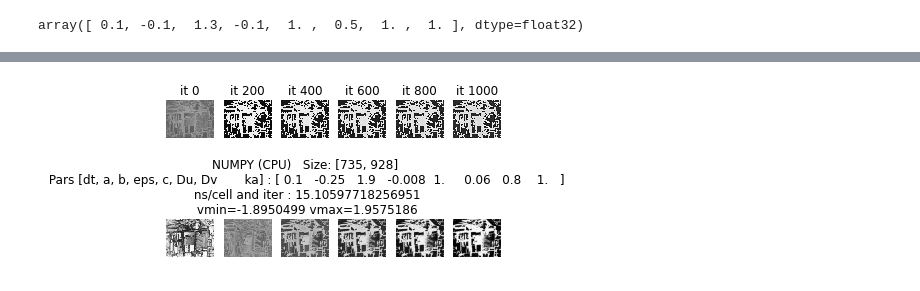
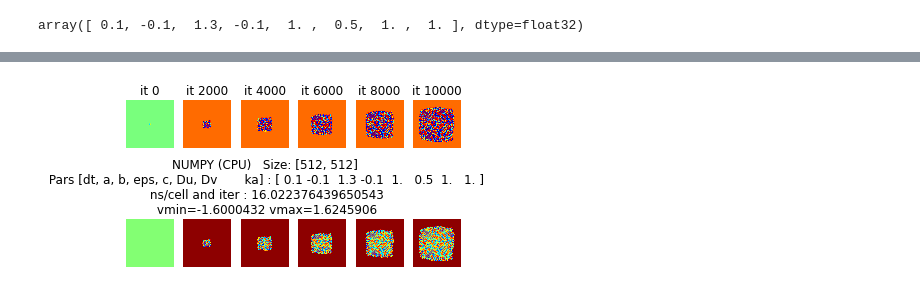
Before and after one commit to radu-dogaru/fast-fhn-rd-cnn-simulators, a Jupyter notebook: fhn_rd_cnn__fast_simulator.ipynb, the cells around one changed output, grey strips where cells are left out. Drawn from its saved outputs; the diff is of its cells as text; code cells hidden in the pictures.

```diff
--- a/fhn_rd_cnn__fast_simulator.ipynb
+++ b/fhn_rd_cnn__fast_simulator.ipynb
@@ -341,13 +351,15 @@ import time
 from numba import cuda, jit
 
 import matplotlib.pyplot as plt
-import matplotlib.image as mpimg   # pentru imread imwrite etc..
+import matplotlib.image as mpimg
 
 
-#================================  DATE RULARE ========================================
-nsnp=5; iter_max=1000; test_mod=iter_max//nsnp
+#================================  Running and model parameters  ========================================
+
+nsnp=5; iter_max=10000; test_mod=iter_max//nsnp
 (Pars, A,B,Anew,Bnew,A_show,B_show,colmap)=\
-get_init_state(typ=3, img_size=512, name='test_pattern_1__.jpg', dt=0.1, a=-0.1, b=1.9 , eps=-0.008, Du=0.06, Dv=.8)
+get_init_state()  # slow growth dynamics
+#get_init_state(typ=3, img_size=512, name='test_pattern_1__.jpg', dt=0.1, a=-0.1, b=1.9 , eps=-0.008, Du=0.06, Dv=.8)
 #get_init_state(typ=1, img_size=128, name='test_pattern_1__.jpg', dt=0.1, a=-0.26,  b= 1.2,  eps=-0.1, c=1,  Du=0.6,   Dv=2)
 #get_init_state(typ=3, name='test_pattern_1__.jpg', dt=0.1, a=-0.1,  b= 1.5,  eps=-0.1, c=1,  Du=0.15,   Dv=1)
 #get_init_state()
@@ -356,7 +368,7 @@ get_init_state(typ=3, img_size=512, name='test_pattern_1__.jpg', dt=0.1, a=-0.1,
 (NN,NM)=np.shape(A)
 #==================================================================================
 
-#===============  DEFINIRE CUDA Kernel !!!  ======================================================
+#===============   CUDA Kernel definition  ======================================================
 
 @cuda.jit
 def ca_core(A, B, Anew, Bnew, Pars):
@@ -429,10 +441,11 @@ max-min= 3.6566362
 # %%
 # CELL4 - NUMPY (CPU only)
 
-#================================  DATE RULARE ========================================
-nsnp=5; iter_max=1000; test_mod=iter_max//nsnp
+#================================  Running and model parameters  ========================================
+nsnp=5; iter_max=10000; test_mod=iter_max//nsnp
 (Pars, A,B,Anew,Bnew,A_show,B_show,colmap)=\
-get_init_state(typ=3, img_size=512, name='radius.jpg', a=-0.25, b=1.9, eps=-0.008, Du=0.06, Dv=0.8)
+get_init_state()
+#get_init_state(typ=3, img_size=512, name='radius.jpg', a=-0.25, b=1.9, eps=-0.008, Du=0.06, Dv=0.8)
 #get_init_state(typ=1, img_size=128, name='test_pattern_1__.jpg', dt=0.1, a=-0.26,  b= 1.2,  eps=-0.1, c=1,  Du=0.6,   Dv=2)
 #get_init_state(typ=3, name='test_pattern_1__.jpg', dt=0.1, a=-0.1,  b= 1.5,  eps=-0.1, c=1,  Du=0.15,   Dv=1)
 #get_init_state()
@@ -443,14 +456,14 @@ get_init_state(typ=3, img_size=512, name='radius.jpg', a=-0.25, b=1.9, eps=-0.00
 def ca_core_npy(A, B, Pars):
 
   #x=Pars[0]*( A*(Pars[4]-A*A/3)
-  Anew = A+Pars[0]*(A*(Pars[4]-A*A/3)-B +Pars[5]*(np.roll(A,-1,0)+np.roll(A,1,0)+np.roll(A,-1,1)+np.roll(A,1,1)-4*A ))
-  Bnew= B+Pars[0]*( -Pars[3]*(A-Pars[2]*B+Pars[1])  + Pars[6]*(np.roll(B,-1,0)+np.roll(B,1,0)+np.roll(B,-1,1)+np.roll(B,1,1)-4*B ))
+  Anew = A+Pars[0]*(A*(Pars[4]-A*A/3)-B + \
+  Pars[5]*(np.roll(A,-1,0)+np.roll(A,1,0)+np.roll(A,-1,1)+np.roll(A,1,1)-4*A ))
+  Bnew= B+Pars[0]*( -Pars[3]*(A-Pars[2]*B+Pars[1])+ \
+  Pars[6]*(np.roll(B,-1,0)+np.roll(B,1,0)+np.roll(B,-1,1)+np.roll(B,1,1)-4*B ))
   return (Anew, Bnew)
 #  MAIN LOOP
 print ( "FHN Calculation: %d x %d mesh" % (NN, NM))
 timer = time.time()
-
-
 for iter in range(iter_max):
  # call one-step CA running
  (A,B)=ca_core_npy(A, B, Pars)
@@ -484,5 +497,5 @@ max-min= 3.8525686
 ==========================================================================
-[figure, old version]
+[figure, new version]
 # %%
 # CELL5 - CUPY (GPU only)
 import cupy as cp
```
Also changed, not shown: parts of 9 cells of this notebook.
